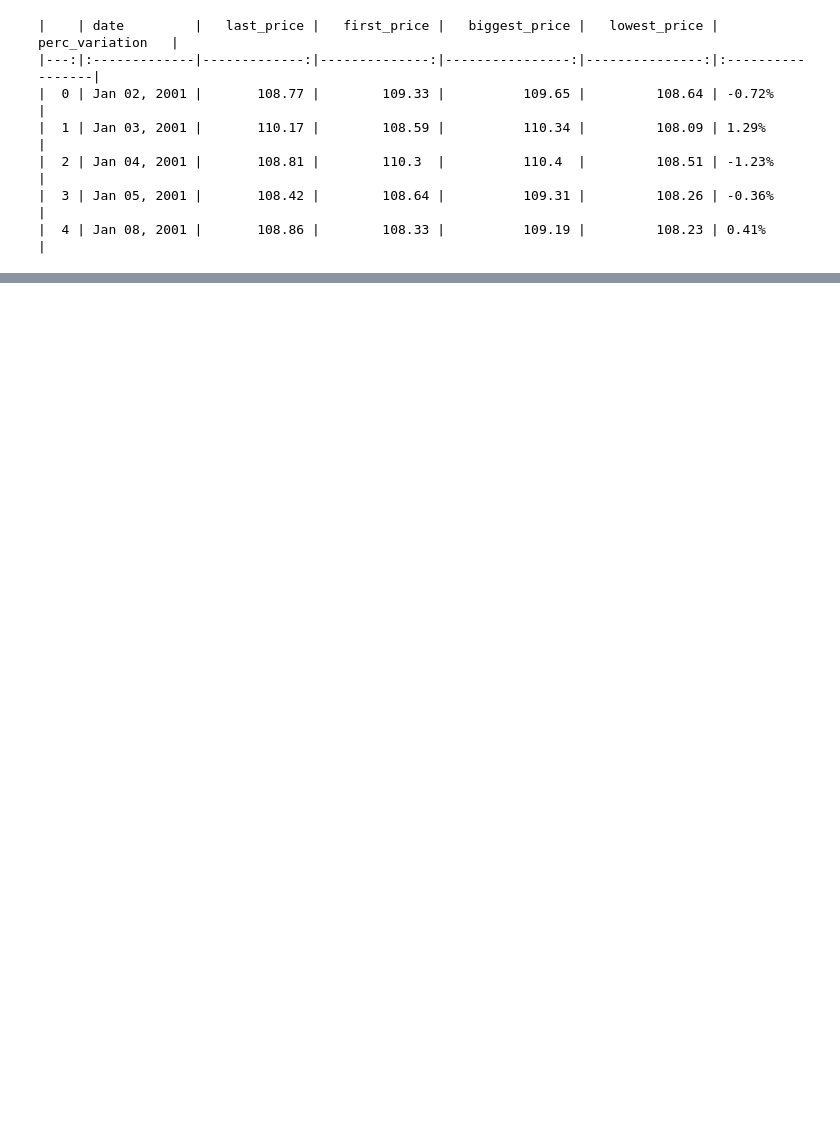
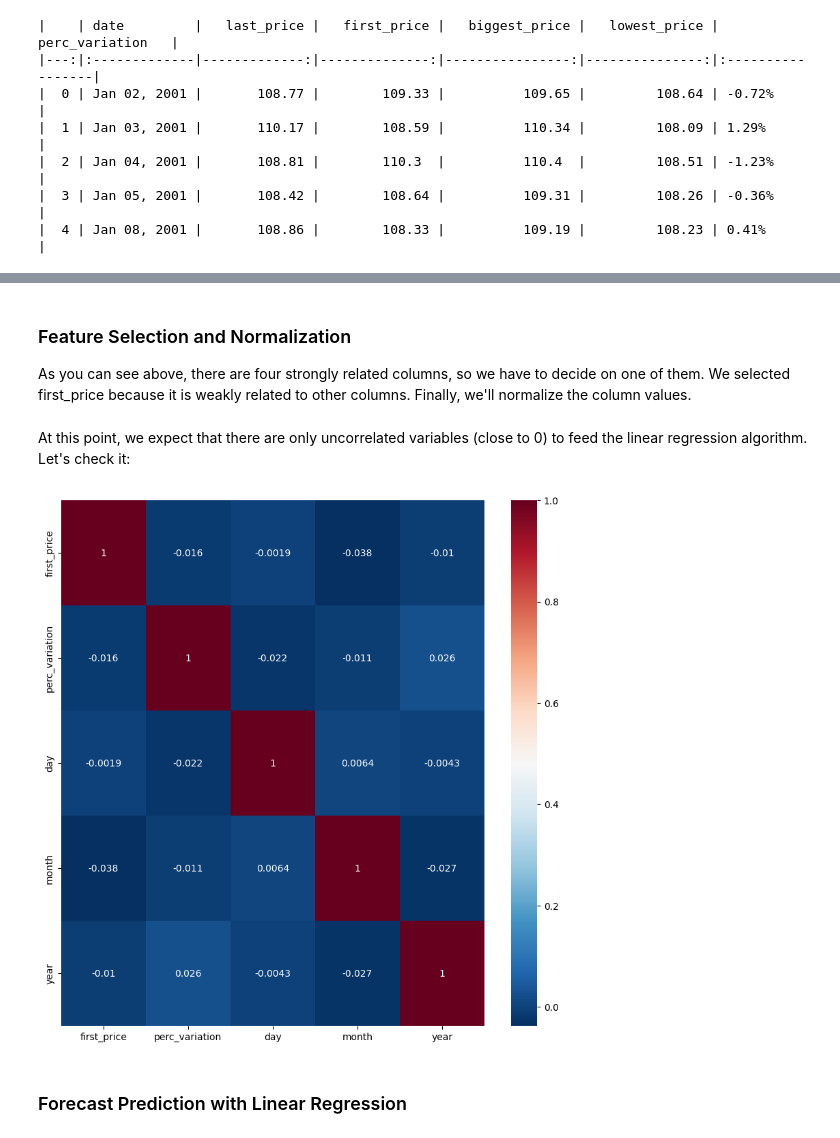
Before and after one commit to martinsphl/MAI5035, a Jupyter notebook: TAREFA_1_2.ipynb, the cells around one changed output, grey strips where cells are left out. Saved outputs shown, nothing was run; the diff lists cells and outputs as text; code cells hidden in the pictures; blank space fills up the shorter version.

```diff
--- a/TAREFA_1_2.ipynb
+++ b/TAREFA_1_2.ipynb
@@ -63,0 +195,21 @@ print(df.head(5).to_markdown())
+# %% [markdown]
+### Feature Selection and Normalization
+
+As you can see above, there are four strongly related columns, so we have to decide on one of them. We selected first_price because it is weakly related to other columns. Finally, we'll normalize the column values.
+# %%
+list_features = ['first_price', 'perc_variation', 'day', 'month', 'year']
+df_normalized = df.loc[:, list_features].copy()
+
+scaler = MinMaxScaler()
+for i in range(0,df_normalized.shape[1]):
+  df_normalized.iloc[:, i] = scaler.fit_transform(df_normalized.iloc[:, [i]])
+# %% [markdown]
+At this point, we expect that there are only uncorrelated variables (close to 0) to feed the linear regression algorithm. Let's check it:
+# %%
+plt.figure(figsize=(10, 10))
+sns.heatmap(df_normalized.corr(), annot=True, cmap='RdBu_r')
+plt.show()
+# %% [output]
+[figure, added]
+# %% [markdown]
+### Forecast Prediction with Linear Regression
```
Also changed, not shown: parts of 21 cells of this notebook.
